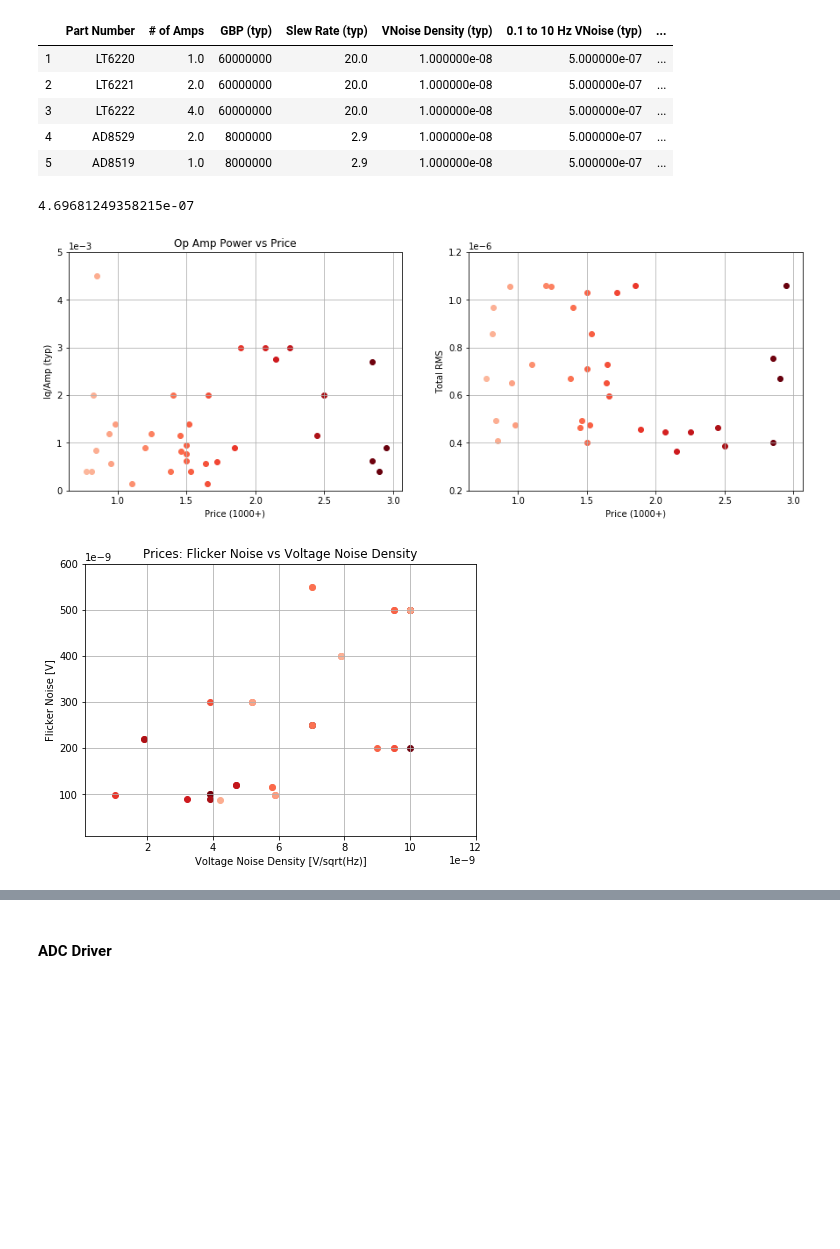
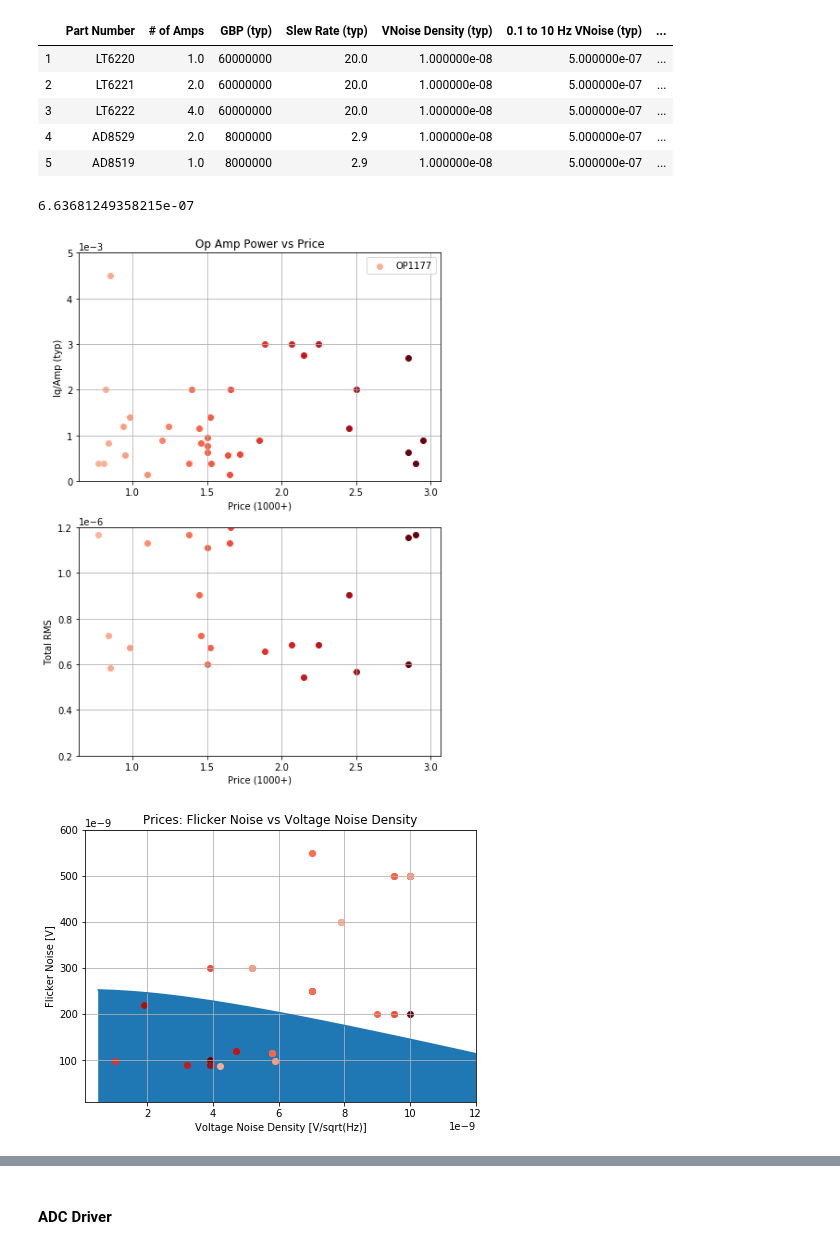
Before and after one commit to kegedy/EE538, a Jupyter notebook: design_project/design_project.ipynb, the cells around one changed output, grey strips where cells are left out. Saved outputs shown, nothing was run; the diff lists cells and outputs as text; code cells hidden in the pictures; blank space fills up the shorter version.

```diff
--- a/design_project/design_project.ipynb
+++ b/design_project/design_project.ipynb
@@ -373,7 +701,7 @@ def noiseTotal(iN_var=1e-12,eN_var=5.6e-9,flicker_var=97e-9):
     components['iN'] = iN_var
     components['eN'] = eN_var
     components['flicker'] = flicker_var
-    H = sp.Matrix([sp.sqrt(Ninput*BW)+flicker])
+    H = sp.Matrix([sp.sqrt(Ninput*BW)+3*flicker])
     H = H.subs(components)
     H = lambdify(flicker,H,modules='numpy')
     H = H(0)
@@ -381,7 +709,7 @@ def noiseTotal(iN_var=1e-12,eN_var=5.6e-9,flicker_var=97e-9):
 # %%
 noiseTotal()
 # %% [output]
-4.69681249358215e-07
+6.63681249358215e-07
 # %%
 df['Total RMS'] = df.apply(lambda row:
     noiseTotal(
@@ -399,48 +727,55 @@ Cmap = cm = plt.get_cmap('Reds')
 cNorm  = colors.Normalize(vmin=0, vmax=max(DF['Price (1000+)']))
 scalarMap = cmx.ScalarMappable(norm=cNorm, cmap=Cmap)
 # %%
-fig, axs = plt.subplots(1,2,figsize=(15,5))
+fig, axs = plt.subplots(2,1,figsize=(7,10))
 
 for i,row in df.iterrows():
-    axs[0].scatter(
-        row['Price (1000+)'],
-        row['Iq/Amp (typ)'],
-        label=row['Part Number'],
-        color=scalarMap.to_rgba(row['Price (1000+)'])
-    )
+    if row['Part Number']=='OP1177':
+        axs[0].scatter(
+            row['Price (1000+)'],
+            row['Iq/Amp (typ)'],
+            label=row['Part Number'],
+            color=scalarMap.to_rgba(row['Price (1000+)'])
+        )
+    else:
+        axs[0].scatter(
+            row['Price (1000+)'],
+            row['Iq/Amp (typ)'],
+            color=scalarMap.to_rgba(row['Price (1000+)'])
+        )
 axs[0].set_ylim(0,5e-3)
 axs[0].ticklabel_format(style='sci', axis='y', scilimits=(-3,-3))
 axs[0].set_xlabel('Price (1000+)')
 axs[0].set_ylabel('Iq/Amp (typ)')
 axs[0].set_title('Op Amp Power vs Price')
 axs[0].grid(axis='both')
 
 for i,row in df.iterrows():
     axs[1].scatter(
         row['Price (1000+)'],
         row['Total RMS'],
         label=row['Part Number'],
         color=scalarMap.to_rgba(row['Price (1000+)'])
     )
 axs[1].set_ylim(0.2e-6,1.2e-6)
 axs[1].ticklabel_format(style='sci', axis='y', scilimits=(-6,-6))
 axs[1].set_xlabel('Price (1000+)')
 axs[1].set_ylabel('Total RMS')
 axs[1].grid(axis='both')
 
 
-#axs[1].legend()
+axs[0].legend()
 plt.show();
 # %% [output]
-[figure, old version]
+[figure, new version]
 # %%
 eN_arr = np.linspace(0.5e-9,18e-9,36)
 flicker_arr = [noiseSolve(eN_var=eN) for eN in eN_arr]
 # %%
 fig, ax = plt.subplots(figsize=(7,5))
 
-#ax.plot(eN_arr,flicker_arr)
-#ax.fill_between(eN_arr,0,flicker_arr)
+ax.plot(eN_arr,flicker_arr)
+ax.fill_between(eN_arr,0,flicker_arr)
 for i,row in df.iterrows():
     ax.scatter(
         row['VNoise Density (typ)'],
@@ -459,4 +794,4 @@ ax.grid(axis='both')
 #ax.legend()
 plt.show();
 # %% [output]
-[figure, old version]
+[figure, new version]
```
Also changed, not shown: parts of 30 cells of this notebook, 15 other files.
